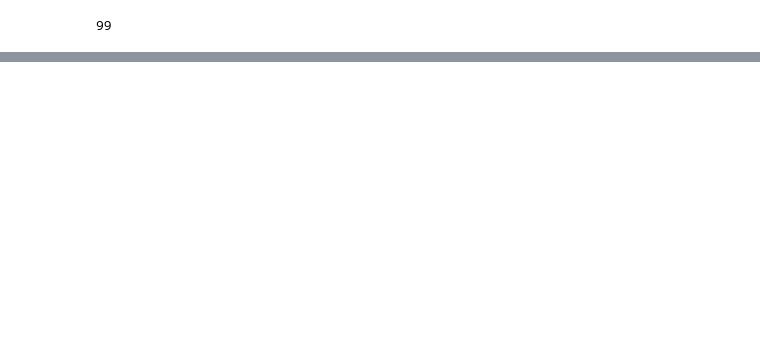
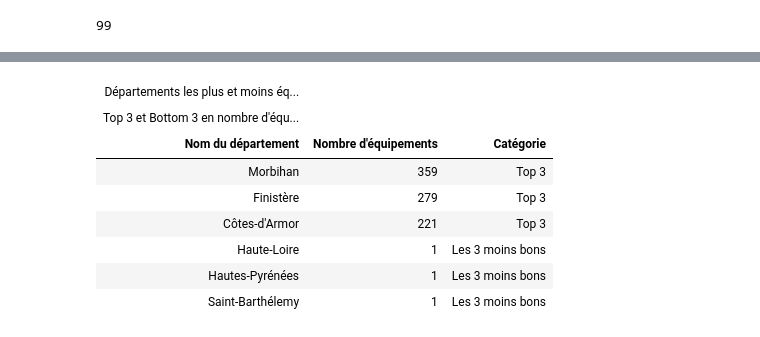
Before and after one commit to LR-Matteo/Projet-Final-Python-DataScience, a Jupyter notebook: matteo.ipynb, the cells around one changed output, grey strips where cells are left out. Drawn from its saved outputs; the diff is of its cells as text; code cells hidden in the pictures; blank space fills up the shorter version.

```diff
--- a/matteo.ipynb
+++ b/matteo.ipynb
@@ -71,0 +189,32 @@ m
+# %%
+from great_tables import GT
+
+table = (
+    GT(tab_final)
+    .tab_header(
+        title="Départements les plus et moins équipés d'équipements nautiques)",
+        subtitle="Top 3 et Bottom 3 en nombre d'équipements"
+    )
+    .cols_label(
+        dep_nom="Nom du département",
+        nb_equipements="Nombre d'équipements",
+        categorie="Catégorie"
+    )
+    .fmt_number(columns=['nb_equipements'], decimals=0)
+    .data_color(
+        columns=['nb_equipements'],
+        palette=["lightblue", "darkblue"]
+    )
+)
+
+table
+# %% [output]
+| Départements les plus et moins éq... |  |  |
+| Top 3 et Bottom 3 en nombre d'équ... |  |  |
+| Nom du département | Nombre d'équipements | Catégorie |
+| Morbihan | 359 | Top 3 |
+| Finistère | 279 | Top 3 |
+| Côtes-d'Armor | 221 | Top 3 |
+| Haute-Loire | 1 | Les 3 moins bons |
+| Hautes-Pyrénées | 1 | Les 3 moins bons |
+| Saint-Barthélemy | 1 | Les 3 moins bons |
```
Also changed, not shown: parts of 10 cells of this notebook.
